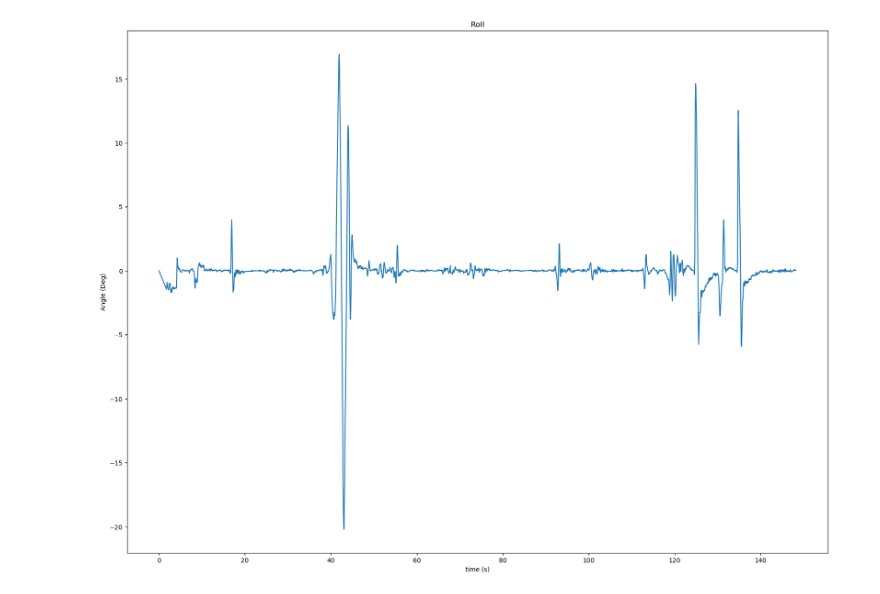
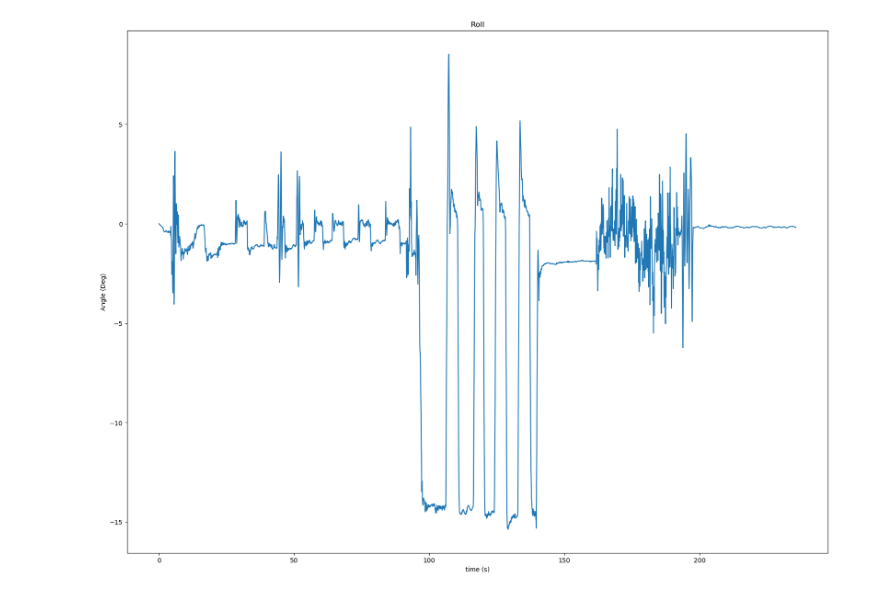
Before and after one commit to SpaceBarrr/DingoQuadruped, a Jupyter notebook: kelpie_ws/src/kelpie_logger/scripts/view_IMU.ipynb, the cells around one changed output. Saved outputs shown, nothing was run; the diff lists cells and outputs as text; code cells hidden in the pictures.

```diff
--- a/kelpie_ws/src/kelpie_logger/scripts/view_IMU.ipynb
+++ b/kelpie_ws/src/kelpie_logger/scripts/view_IMU.ipynb
@@ -4,19 +5,17 @@ import matplotlib.pyplot as plt
 # %%
-LOG = '20241014-185228.csv'
-my_data = np.genfromtxt('../logs/' + LOG, delimiter=',')
+LOG = '20241015-152325.csv'
+my_data = np.genfromtxt('../logs/' + LOG, delimiter=' ')
 
 time_data = my_data[:, 0]
 angle_data = np.rad2deg(my_data[:, 1:])
 # %%
-idxs = np.logical_and(time_data > 39, time_data < 50)
-
 fig = plt.figure(figsize = (20, 15))
 plt.plot(time_data, angle_data[:, 0])
 
 
 plt.xlabel('time (s)')
 plt.ylabel('Angle (Deg)')
 plt.title('Roll')
 plt.show()
 # %% [output]
-[figure, old version]
+[figure, new version]
```
Also changed, not shown: parts of 4 cells of this notebook.
